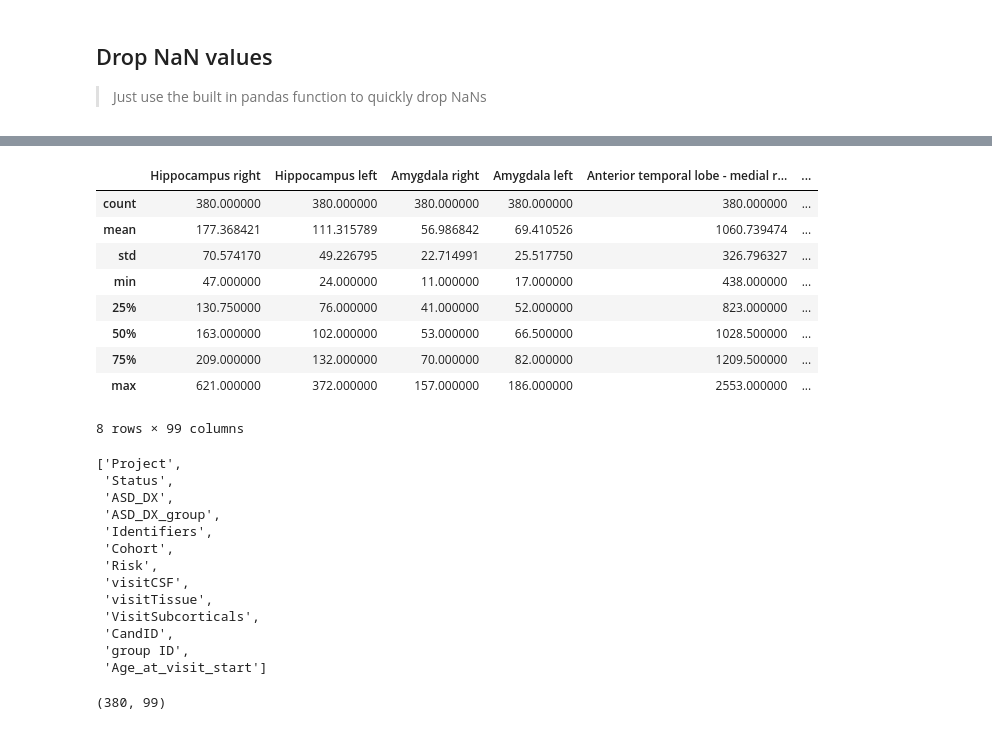
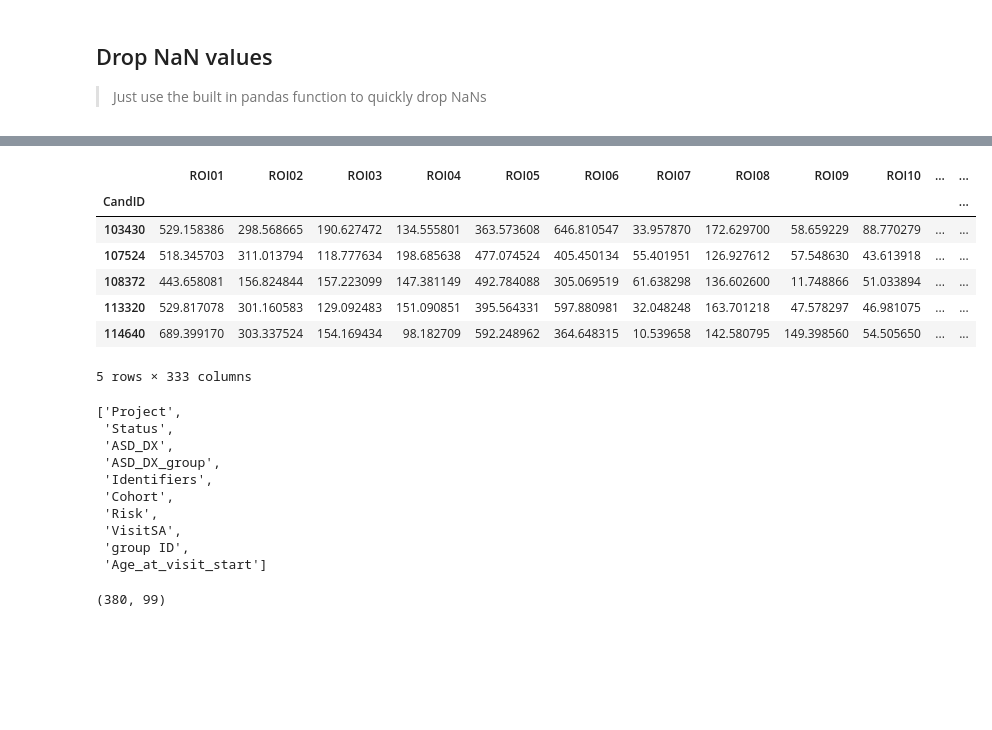
Before and after one commit to ahsanMah/interpretDL, a Jupyter notebook: ASD/data_cleanup.ipynb, the cells around one changed output, grey strips where cells are left out. Saved outputs shown, nothing was run; the diff lists cells and outputs as text; code cells hidden in the pictures; blank space fills up the shorter version.

```diff
--- a/ASD/data_cleanup.ipynb
+++ b/ASD/data_cleanup.ipynb
@@ -2,8 +2,8 @@
 import numpy as np
 import pandas as pd
 # %%
-fname = "ASD/IBIS_V06_CSF_NoSA_All.csv"
-raw_data = pd.read_csv(fname)
+fname = "ASD/V06_SA.csv"
+raw_data = pd.read_csv(fname, index_col=0)
 print("Shape:", raw_data.shape)
 raw_data.head()
 # %% [output]
@@ -54,23 +50,21 @@ Shape: (380, 112)
 # %%
 # non_feature_cols = ["CandID", "Age_at_visit_start", "Status", "ASD_DX_group", "group ID", "Identifiers", "Cohort", "Risk"]
 # non_feature_cols = list(raw_data.columns[:11])
 
 non_feature_cols = list(data_types["object"])
-non_feature_cols.extend(["CandID","group ID","Age_at_visit_start"])
+non_feature_cols.extend(["group ID","Age_at_visit_start"])
 
 features = raw_data.drop(columns=non_feature_cols)
-features.describe()
+features.head()
 # %% [output]
-|  | Hippocampus right | Hippocampus left | Amygdala right | Amygdala left | Anterior temporal lobe - medial r... | ... |
-| count | 380.000000 | 380.000000 | 380.000000 | 380.000000 | 380.000000 | ... |
-| mean | 177.368421 | 111.315789 | 56.986842 | 69.410526 | 1060.739474 | ... |
-| std | 70.574170 | 49.226795 | 22.714991 | 25.517750 | 326.796327 | ... |
-| min | 47.000000 | 24.000000 | 11.000000 | 17.000000 | 438.000000 | ... |
-| 25% | 130.750000 | 76.000000 | 41.000000 | 52.000000 | 823.000000 | ... |
-| 50% | 163.000000 | 102.000000 | 53.000000 | 66.500000 | 1028.500000 | ... |
-| 75% | 209.000000 | 132.000000 | 70.000000 | 82.000000 | 1209.500000 | ... |
-| max | 621.000000 | 372.000000 | 157.000000 | 186.000000 | 2553.000000 | ... |
+|  | ROI01 | ROI02 | ROI03 | ROI04 | ROI05 | ROI06 | ROI07 | ROI08 | ROI09 | ROI10 | ... | ... |
+| CandID |  |  |  |  |  |  |  |  |  |  |  | ... |
+| 103430 | 529.158386 | 298.568665 | 190.627472 | 134.555801 | 363.573608 | 646.810547 | 33.957870 | 172.629700 | 58.659229 | 88.770279 | ... | ... |
+| 107524 | 518.345703 | 311.013794 | 118.777634 | 198.685638 | 477.074524 | 405.450134 | 55.401951 | 126.927612 | 57.548630 | 43.613918 | ... | ... |
+| 108372 | 443.658081 | 156.824844 | 157.223099 | 147.381149 | 492.784088 | 305.069519 | 61.638298 | 136.602600 | 11.748866 | 51.033894 | ... | ... |
+| 113320 | 529.817078 | 301.160583 | 129.092483 | 151.090851 | 395.564331 | 597.880981 | 32.048248 | 163.701218 | 47.578297 | 46.981075 | ... | ... |
+| 114640 | 689.399170 | 303.337524 | 154.169434 | 98.182709 | 592.248962 | 364.648315 | 10.539658 | 142.580795 | 149.398560 | 54.505650 | ... | ... |
-8 rows × 99 columns
+5 rows × 333 columns
 # %%
 non_feature_cols
 # %% [output]
@@ -81,10 +75,7 @@ non_feature_cols
  'Identifiers',
  'Cohort',
  'Risk',
- 'visitCSF',
- 'visitTissue',
- 'VisitSubcorticals',
- 'CandID',
+ 'VisitSA',
  'group ID',
  'Age_at_visit_start']
 # %%
```
Also changed, not shown: parts of 7 cells of this notebook, 2 other files.
